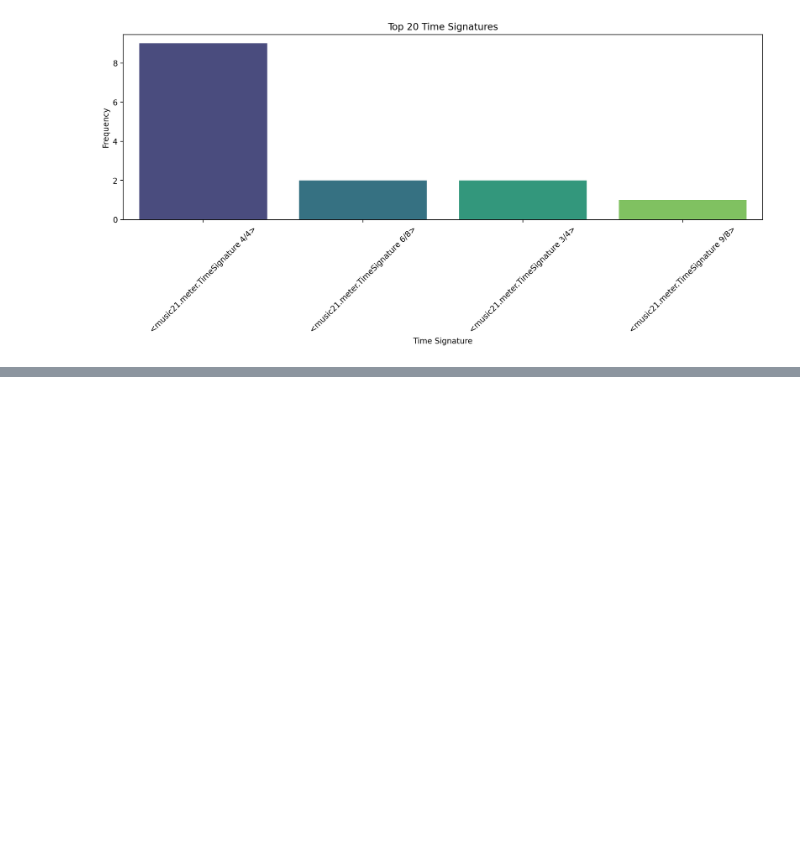
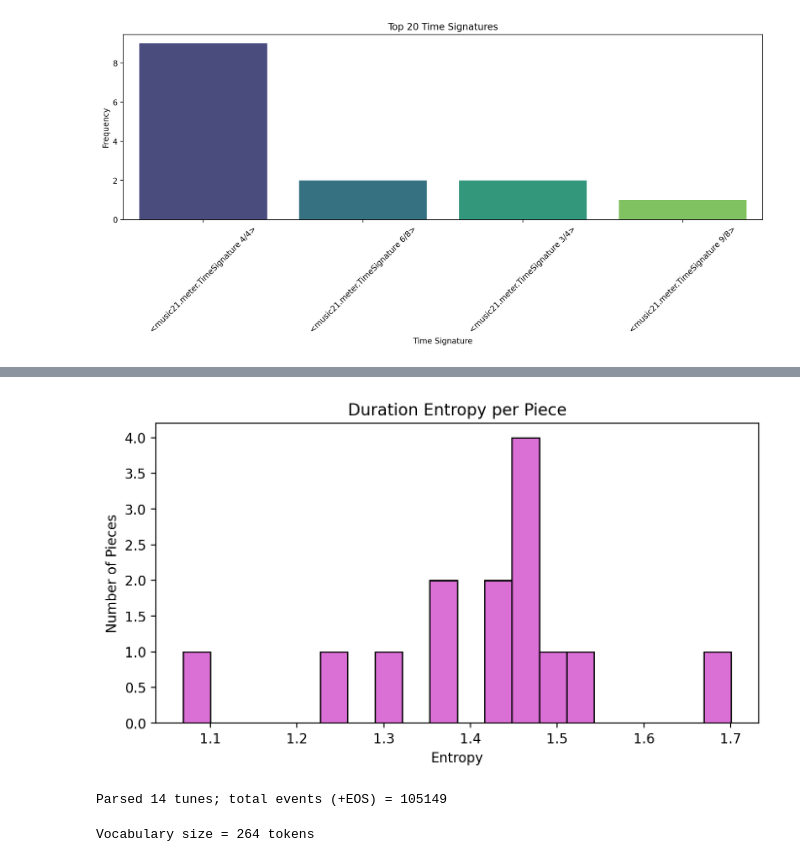
Before and after one commit to chawlaishita13/nottingham, a Jupyter notebook: eda.ipynb, the cells around one changed output, grey strips where cells are left out. Cells and saved outputs as stored; diff of their text form; code cells hidden in the pictures; blank space fills up the shorter version.

```diff
--- a/eda.ipynb
+++ b/eda.ipynb
@@ -106,0 +180,24 @@ Passing `palette` without assigning `hue` is deprecated and will be removed in v
+# %%
+from scipy.stats import entropy
+
+durations_all = []
+
+for filename in os.listdir(ABC_DIR):
+    if filename.endswith('.abc'):
+        try:
+            score = converter.parse(os.path.join(ABC_DIR, filename))
+            durations = [n.quarterLength for n in score.recurse().notes]
+            if durations:
+                p = np.array(list(Counter(durations).values())) / len(durations)
+                durations_all.append(entropy(p))
+        except Exception as e:
+            continue
+
+plt.figure(figsize=(8,4))
+plt.hist(durations_all, bins=20, color='orchid', edgecolor='black')
+plt.title('Duration Entropy per Piece')
+plt.xlabel('Entropy')
+plt.ylabel('Number of Pieces')
+plt.show()
+# %% [output]
+[figure, added]
@@ -106,0 +206,44 @@ Passing `palette` without assigning `hue` is deprecated and will be removed in v
+# %%
+import glob
+all_token_strings = []   # will hold EVERY note-event token (and EOS) in sequence
+tune_boundaries    = []  # indices where each tune ends (for bookkeeping)
+
+for abc_path in sorted(glob.glob(os.path.join(ABC_DIR, "*.abc"))):
+    try:
+        score = converter.parse(abc_path)  # let music21 auto-detect
+    except Exception:
+        # fallback: parse with no repeat expansion
+        score = converter.parse(abc_path, format="abc", processRepeats=False)
+
+    # Extract all Note objects in sequence order
+    notes = [el for el in score.recurse().notes if isinstance(el, note.Note)]
+    if len(notes) == 0:
+        # skip tunes that have no notes
+        continue
+
+    # For each note, create a string token "pitch_duration"
+    #   e.g. pitch=60, duration=1.0 → "60_1.0"
+    for n in notes:
+        midi_pitch = n.pitch.midi
+        dur        = float(n.quarterLength)
+        tok_str    = f"{midi_pitch}_{dur:.3f}"
+        all_token_strings.append(tok_str)
+
+    # After each tune, append a special EOS token
+    all_token_strings.append("EOS")
+
+    # Record the index where this tune ended
+    tune_boundaries.append(len(all_token_strings) - 1)
+
+print(f"Parsed {len(tune_boundaries)} tunes; total events (+EOS) = {len(all_token_strings)}")
+# %% [output]
+Parsed 14 tunes; total events (+EOS) = 105149
+# %%
+unique_tokens = sorted(set(all_token_strings))
+token_to_idx  = {tok: i for i, tok in enumerate(unique_tokens)}
+idx_to_token  = {i: tok for tok, i in token_to_idx.items()}
+
+vocab_size = len(unique_tokens)
+print(f"Vocabulary size = {vocab_size} tokens")
+# %% [output]
+Vocabulary size = 264 tokens
```
Also changed, not shown: parts of 16 cells of this notebook, 4 other files.
